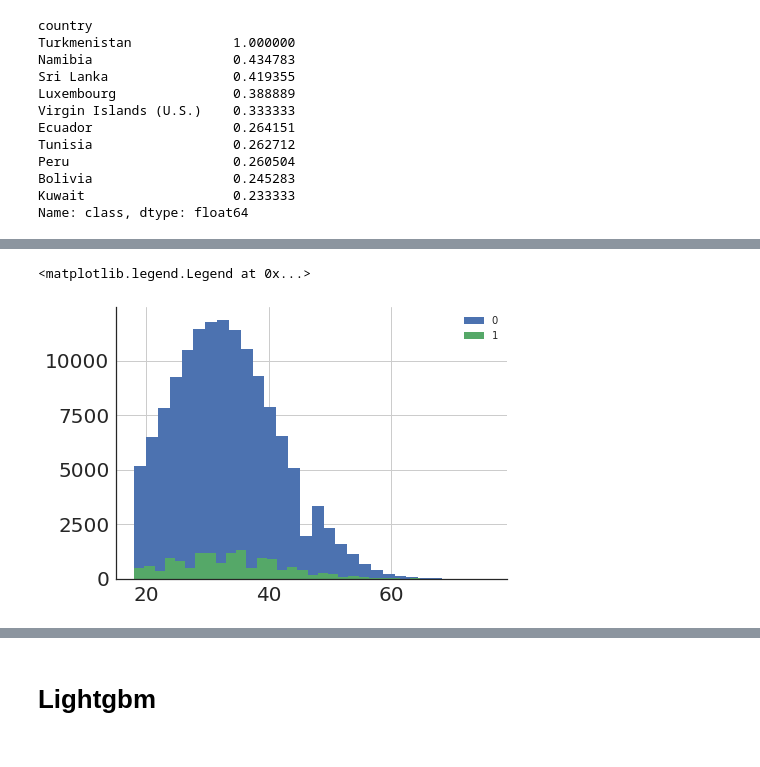
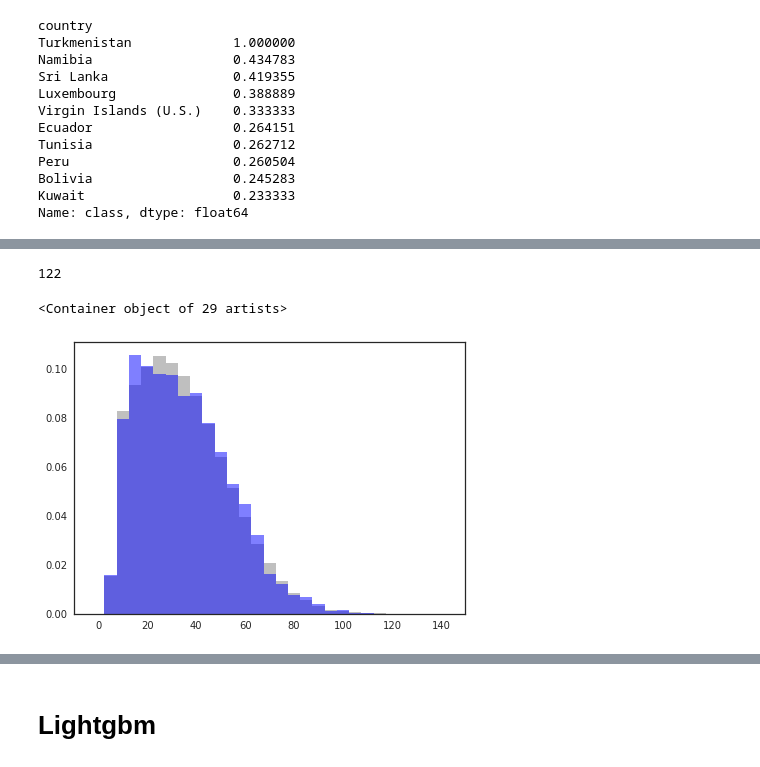
Before and after one commit to emindeniz/IdentifyFraduluent, a Jupyter notebook: Identify_frauduluent.ipynb, the cells around one changed output, grey strips where cells are left out. Drawn from its saved outputs; the diff is of its cells as text; code cells hidden in the pictures.

```diff
--- a/Identify_frauduluent.ipynb
+++ b/Identify_frauduluent.ipynb
@@ -194,13 +199,18 @@ plt.legend()
-# %%
-fig = plt.figure(figsize=(7,5))
-ax = plt.gca()
-Fraud_Data.loc[Fraud_Data['class']==0,'age'].hist(bins=30,ax=ax,label='0')
-Fraud_Data.loc[Fraud_Data['class']==1,'age'].hist(bins=30,ax=ax,label='1')
-axis_font = {'fontname':'DejaVu Sans', 'size':'22'}
-ax.spines['top'].set_color('none')
-ax.spines['right'].set_color('none')
-plt.tick_params(axis='both', which='major', labelsize=20)
-plt.legend()
-# %% [output]
-<matplotlib.legend.Legend at 0x...>
-[figure, removed]
+# %%
+Fraud_Data['purchase_value'].nunique()
+# %% [output]
+122
+# %%
+fig = plt.figure(figsize=(7,5))
+ax = plt.gca()
+
+bins = [i*5 for i in range(30)]
+x = Fraud_Data.loc[Fraud_Data['class']==0,'purchase_value'].values
+hist, bins = np.histogram(x,bins=bins)
+ax.bar(bins[:-1], hist.astype(np.float32) / hist.sum(), width=(bins[1]-bins[0]), alpha=0.5,color='grey')
+x = Fraud_Data.loc[Fraud_Data['class']==1,'purchase_value'].values
+hist, bins = np.histogram(x,bins=bins)
+ax.bar(bins[:-1], hist.astype(np.float32) / hist.sum(), width=(bins[1]-bins[0]), alpha=0.5,color='blue')
+# %% [output]
+<Container object of 29 artists>
+[figure, added]
```
Also changed, not shown: parts of 21 cells of this notebook.
